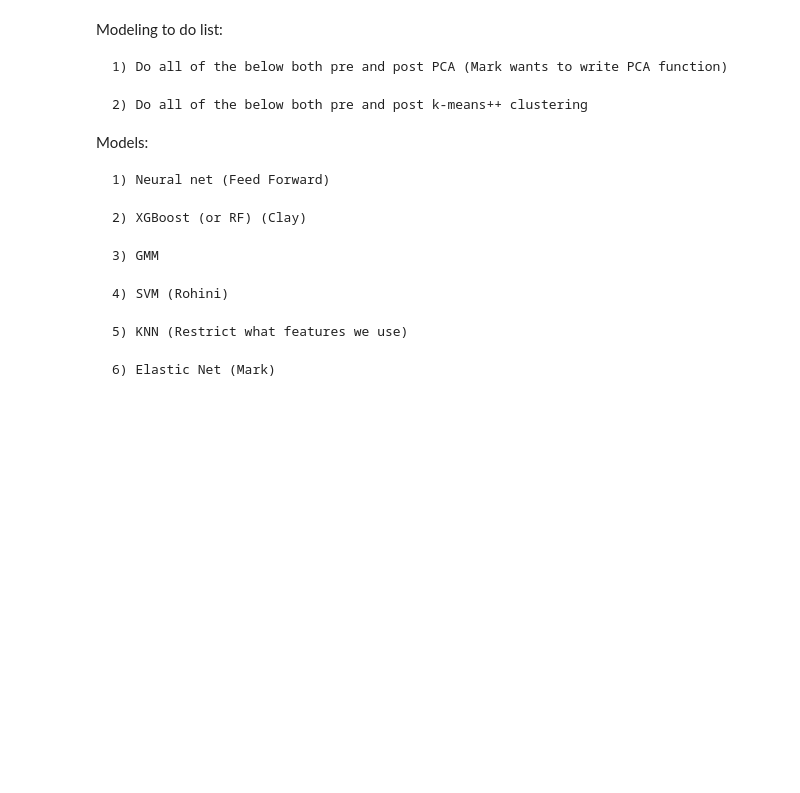
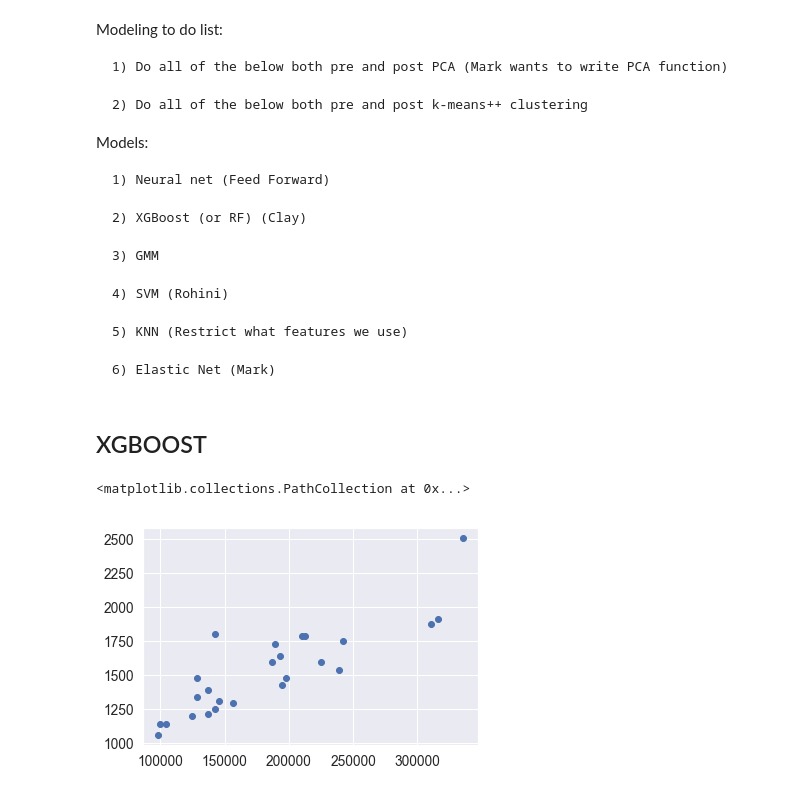
Before and after one commit to cgleach/w207_home_price_predictions_grp1, a Jupyter notebook: price_predictions_group1.ipynb, the cells around one changed output. Drawn from its saved outputs; the diff is of its cells as text; code cells hidden in the pictures; blank space fills up the shorter version.

```diff
--- a/price_predictions_group1.ipynb
+++ b/price_predictions_group1.ipynb
@@ -197,7 +198,7 @@ categorical_columns = ['MSSubClass','MSZoning','Street','Alley','LotShape','Land
                        'LandSlope','Neighborhood','Condition1','Condition2','BldgType','HouseStyle','RoofStyle',
                        'RoofMatl','Exterior1st','Exterior2nd','MasVnrType','ExterQual','ExterCond','Foundation',
                        'BsmtQual','Heating','HeatingQC','CentralAir','Electrical','KitchenQual','Functional',
-                       'FireplaceQu','GarageType','PavedDrive','PoolQC','Fence','MiscFeature','MoSold','SaleType',
+                       'GarageType','PavedDrive','PoolQC','Fence','MiscFeature','MoSold','SaleType',
                        'SaleCondition','recession','YrSold']
 
 """Need to separate these out so we can specify not to include a column for NaNs.  We do this because we
@@ -206,7 +207,7 @@ column by splitting "BsmtQual", and for Garage we will do so by splitting "Garag
 be resolved in PCA as they would be perfectly correlated, but we opt to resolve this prior to PCA."""
 
 categorical_columns_no_nan = ['BsmtCond','BsmtExposure','BsmtFinType1','BsmtFinType2','GarageFinish',
-                       'GarageQual','GarageCond','GarageYrBlt']
+                       'GarageQual','GarageCond','GarageYrBlt','FireplaceQu',]
 
 new_train = convert_categorical_to_dummy(new_train,categorical_columns)
 new_test = convert_categorical_to_dummy(new_test,categorical_columns)
@@ -214,6 +215,14 @@ new_test = convert_categorical_to_dummy(new_test,categorical_columns)
 new_train = convert_categorical_to_dummy(new_train,categorical_columns_no_nan, dummy_na=False)
 new_test = convert_categorical_to_dummy(new_test,categorical_columns_no_nan, dummy_na=False)
 
+#Use to cluster neighborhoods later
+neighborhoods = [col for col in new_train.columns if "Neighborhood" in col]+['GrLivArea', 'SalePrice']
+neighborhood_df = new_train[neighborhoods]
+
+styles = [col for col in new_train.columns if "HouseStyle" in col]+['GrLivArea', 'SalePrice']
+styles_df = new_train[styles]
+
+
 # Remove SalePrice from training set as it is our target variable
 new_train = new_train.drop(['SalePrice'], axis=1)
 # %%
@@ -467,3 +473,15 @@ Models:
 # %%
 # PCA + GXBoost = Best | Clay & Rohini prediction
 # Lasso Regression     | Mark predicts this will be the hard to beat
+# %% [markdown]
+## XGBOOST
+# %%
+# See if there is a way to collapse neighborhoods
+nhoods = [col for col in new_train.columns if "Neighborhood" in col]
+neighborhood_agg = neighborhood_df.groupby(nhoods).agg({"SalePrice":"mean","GrLivArea":"mean" }).reset_index()
+x=neighborhood_agg["SalePrice"]
+y=neighborhood_agg["GrLivArea"]
+plt.scatter(x,y)
+# %% [output]
+<matplotlib.collections.PathCollection at 0x...>
+[figure, added]
```
Also changed, not shown: parts of 28 cells of this notebook, 1 other file.
